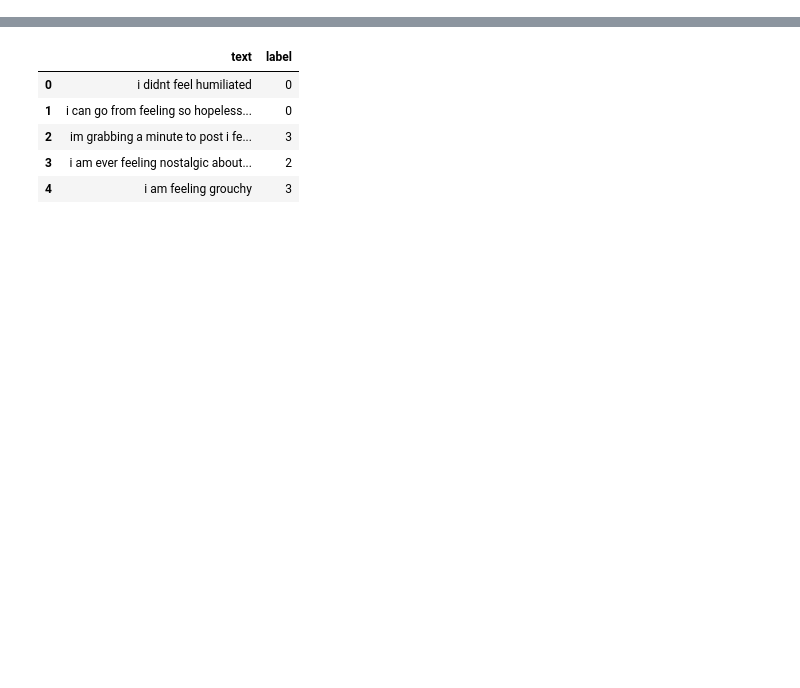
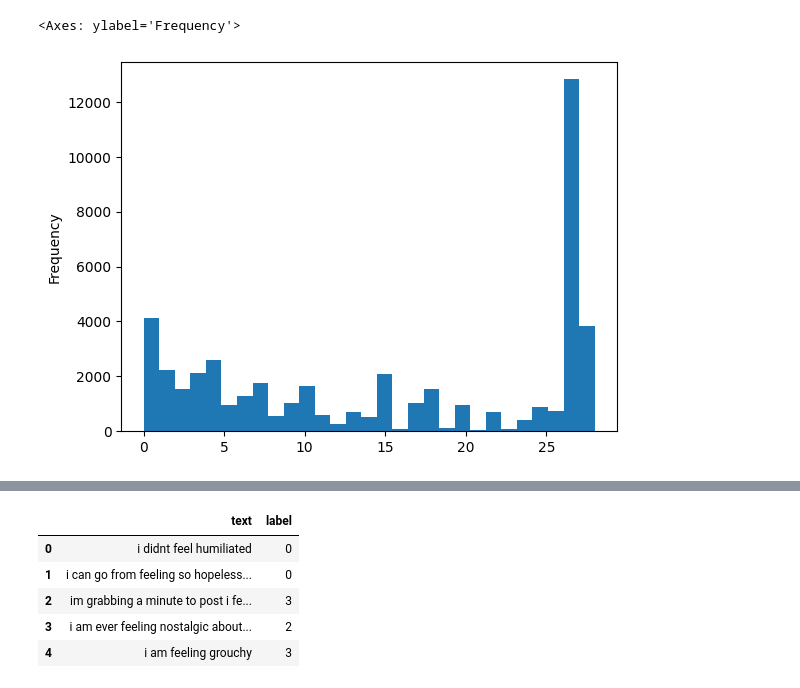
Before and after one commit to KeithConsidine/FinalYearProject, a Jupyter notebook: Second.ipynb, the cells around one changed output, grey strips where cells are left out. Saved outputs shown, nothing was run; the diff lists cells and outputs as text; code cells hidden in the pictures; blank space fills up the shorter version.

```diff
--- a/Second.ipynb
+++ b/Second.ipynb
@@ -26,0 +35,5 @@ merged_df.head()
+# %%
+merged_df["label"].plot(kind="hist", bins=29)
+# %% [output]
+<Axes: ylabel='Frequency'>
+[figure, added]
```
Also changed, not shown: parts of 20 cells of this notebook.
